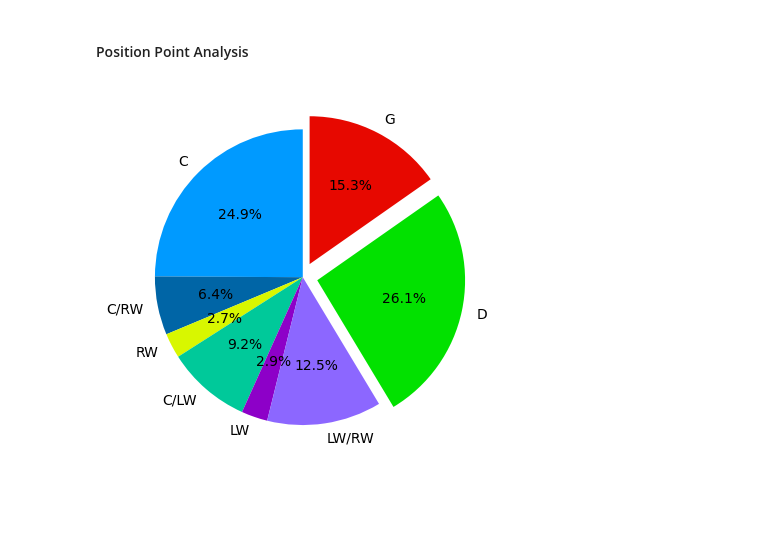
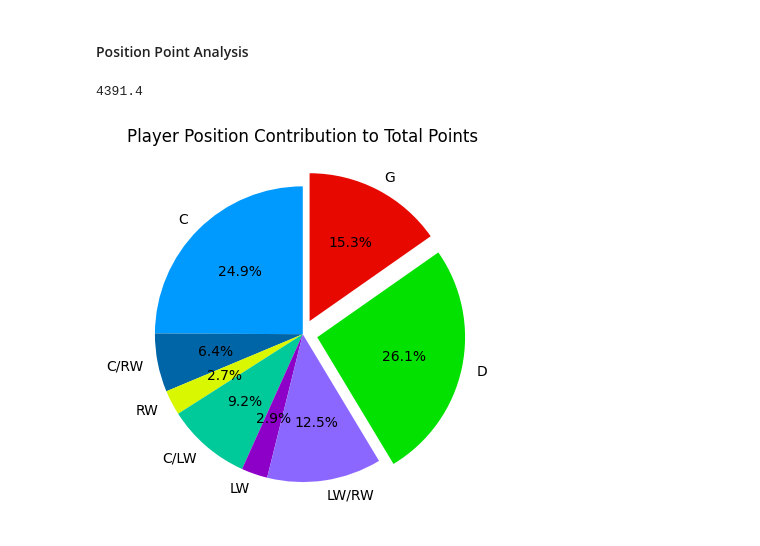
Before and after one commit to carsonbennett1/Hockey-Player-Analysis-Project, a Jupyter notebook: Fantasy_Analysis.ipynb, the cells around one changed output. Drawn from its saved outputs; the diff is of its cells as text; code cells hidden in the pictures; blank space fills up the shorter version.

```diff
--- a/Fantasy_Analysis.ipynb
+++ b/Fantasy_Analysis.ipynb
@@ -262,31 +263,35 @@ winger_points = np.nan_to_num(winger_points, nan=0)
 left_winger_points = np.nan_to_num(left_winger_points, nan=0)
 right_winger_points = np.nan_to_num(right_winger_points, nan=0)
 defensemen_points = np.nan_to_num(defensemen_points, nan=0)
 goalies_points = np.nan_to_num(goalies_points, nan=0)
 
 
 centre_sum = round(centre_points.sum(),1)
 centre_right_sum = round(centre_right_points.sum(),1)
 centre_left_sum = round(centre_left_points.sum(),1)
 winger_sum = round(winger_points.sum(),1)
 left_winger_sum = round(left_winger_points.sum(),1)
 right_winger_sum = round(right_winger_points.sum(),1)
 defensemen_sum = round(defensemen_points.sum(),1)
 goalie_sum = round(goalies_points.sum(),1)
 
 #Get Pie Chart Labels
 labels = ['C', 'C/RW', 'RW', 'C/LW', 'LW', 'LW/RW', 'D', 'G']
 
 # Get Player Nationality Numbers
 nums = [centre_sum, centre_right_sum, right_winger_sum, centre_left_sum, left_winger_sum,
         winger_sum, defensemen_sum, goalie_sum]
 
+print(centre_sum + centre_right_sum + centre_left_sum + winger_sum + left_winger_sum
+      + right_winger_sum + defensemen_sum + goalie_sum)
+
 explode = (0,0,0,0,0,0,0.1,0.1)
 
 # Show Distribution
 plt.pie(nums, explode=explode, labels=labels, autopct='%1.1f%%', startangle=90,
     colors=['#009aff', '#0065a6', '#d8f700', '#00c99a', '#8d00c8', '#8c67ff', '#02e100', '#e70800'])
 plt.title('Player Position Contribution to Total Points')
 plt.show()
 # %% [output]
+4391.4
-[figure, old version]
+[figure, new version]
```
Also changed, not shown: parts of 2 cells of this notebook, 2 other files.
